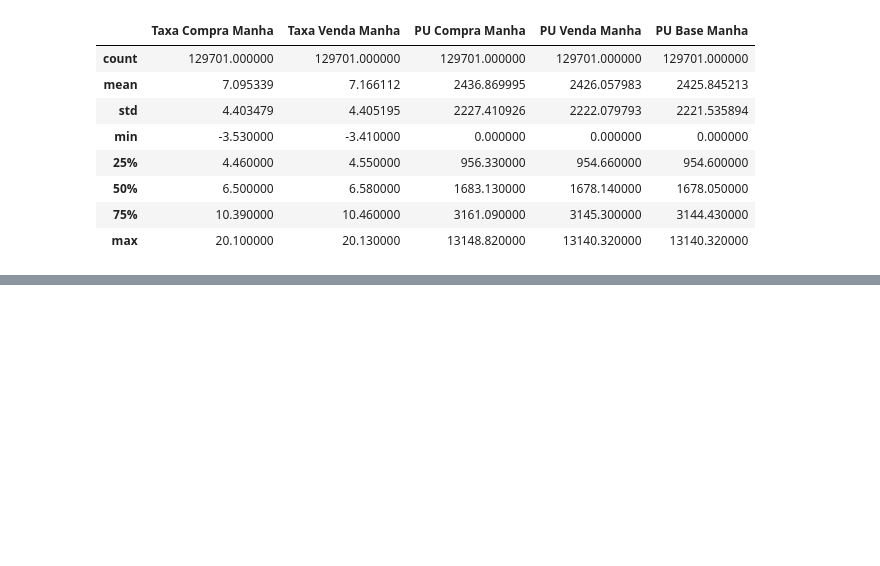
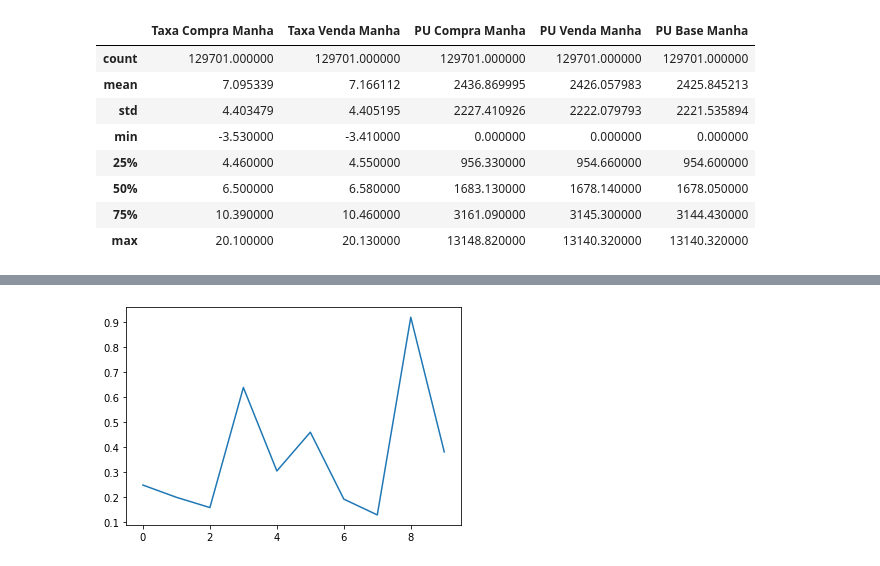
Before and after one commit to MatheusLopesA95/OpenDataGov, a Jupyter notebook: AnaliseExploratoria.ipynb, the cells around one changed output, grey strips where cells are left out. Saved outputs shown, nothing was run; the diff lists cells and outputs as text; code cells hidden in the pictures; blank space fills up the shorter version.

```diff
--- a/AnaliseExploratoria.ipynb
+++ b/AnaliseExploratoria.ipynb
@@ -135,0 +145,13 @@ data.loc[data['']]
+# %%
+x = np.arange(10)
+y = np.random.rand(10)
+
+fig, ax = plt.subplots()
+ax.plot(x, y)
+
+# Definindo o espaçamento do eixo x
+ax.set(xlim=(x[0]-0.5, x[-1]+0.5))
+
+plt.show()
+# %% [output]
+[figure, added]
```
Also changed, not shown: parts of 6 cells of this notebook.
